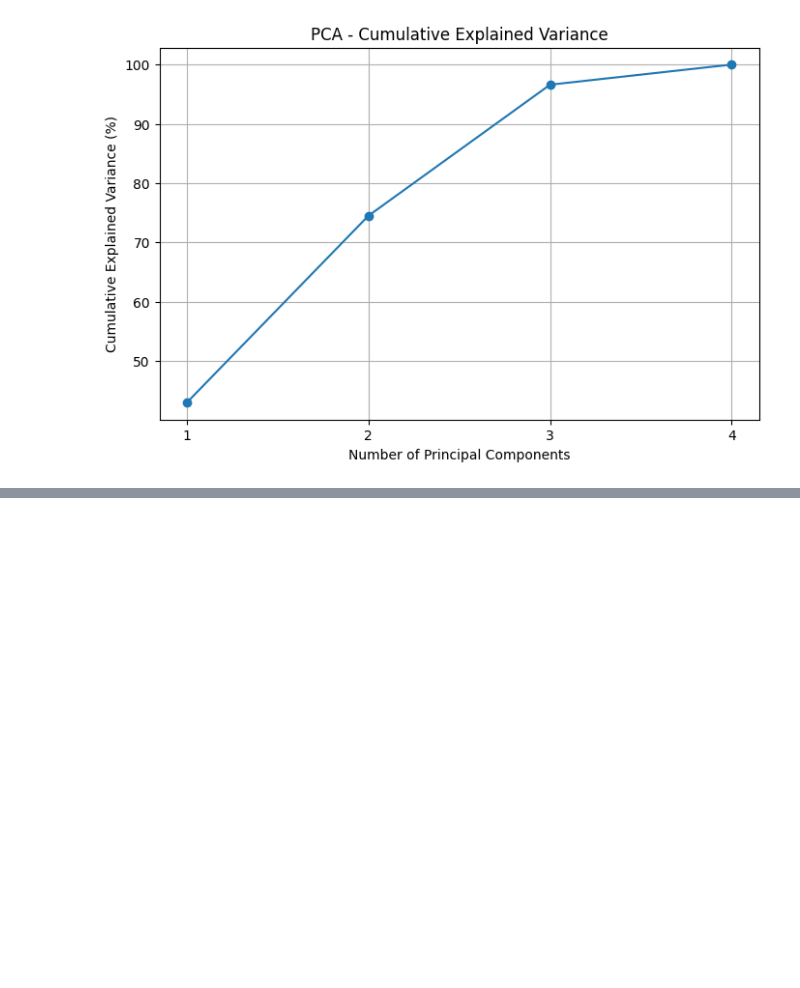
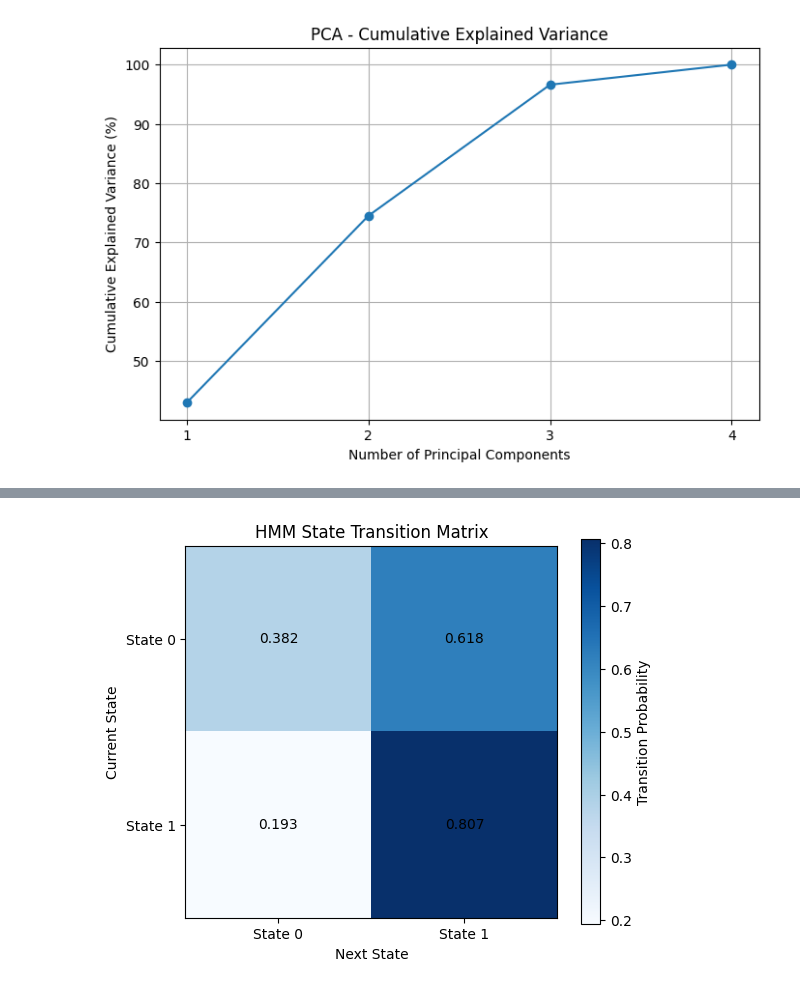
Before and after one commit to saltyyboii/landslide-risk-assessment, a Jupyter notebook: Mountain_Hazard_Review_2.ipynb, the cells around one changed output, grey strips where cells are left out. Drawn from its saved outputs; the diff is of its cells as text; code cells hidden in the pictures; blank space fills up the shorter version.

```diff
--- a/Mountain_Hazard_Review_2.ipynb
+++ b/Mountain_Hazard_Review_2.ipynb
@@ -2196,0 +2343,22 @@ plt.show()
+# %%
+from hmmlearn.hmm import GaussianHMM
+
+# Create a two-state Gaussian HMM
+hmm_model = GaussianHMM(
+    n_components=2,
+    covariance_type="diag",
+    n_iter=200,
+    random_state=42
+)
+
+# Train the model
+hmm_model.fit(X_hmm)
+
+# Predict hidden states
+hidden_states = hmm_model.predict(X_hmm)
+
+hmm_data["hidden_state"] = hidden_states
+
+print("HMM training completed!")
+print("\nTransition Probability Matrix:")
+print(hmm_model.transmat_)
@@ -2196,0 +2419,21 @@ plt.show()
+# %%
+plt.figure(figsize=(6, 5))
+
+plt.imshow(hmm_model.transmat_, cmap="Blues")
+
+plt.colorbar(label="Transition Probability")
+plt.xticks([0, 1], ["State 0", "State 1"])
+plt.yticks([0, 1], ["State 0", "State 1"])
+
+plt.xlabel("Next State")
+plt.ylabel("Current State")
+plt.title("HMM State Transition Matrix")
+
+for i in range(2):
+    for j in range(2):
+        plt.text(j, i, f"{hmm_model.transmat_[i, j]:.3f}",
+                 ha="center", va="center")
+
+plt.show()
+# %% [output]
+[figure, added]
```
Also changed, not shown: parts of 11 cells of this notebook.
